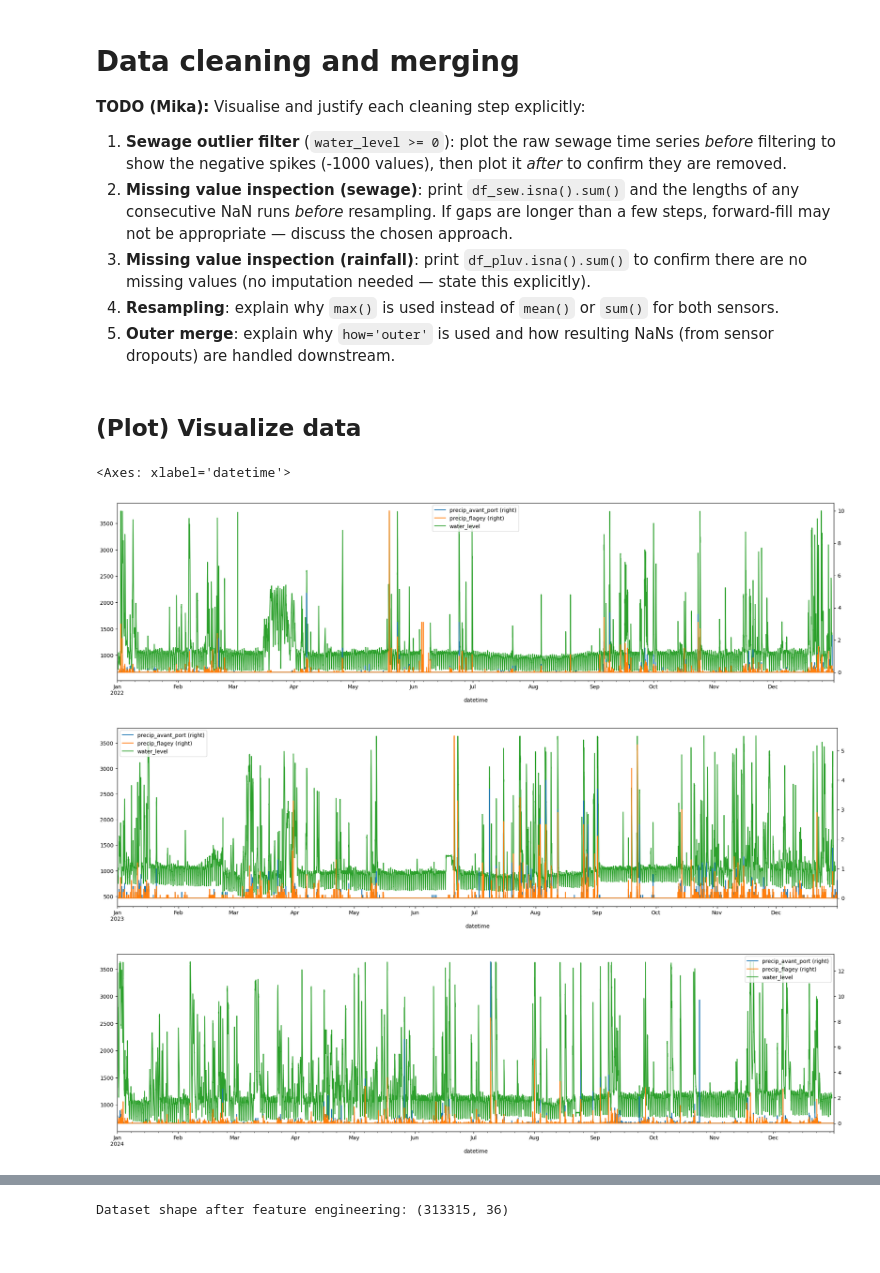
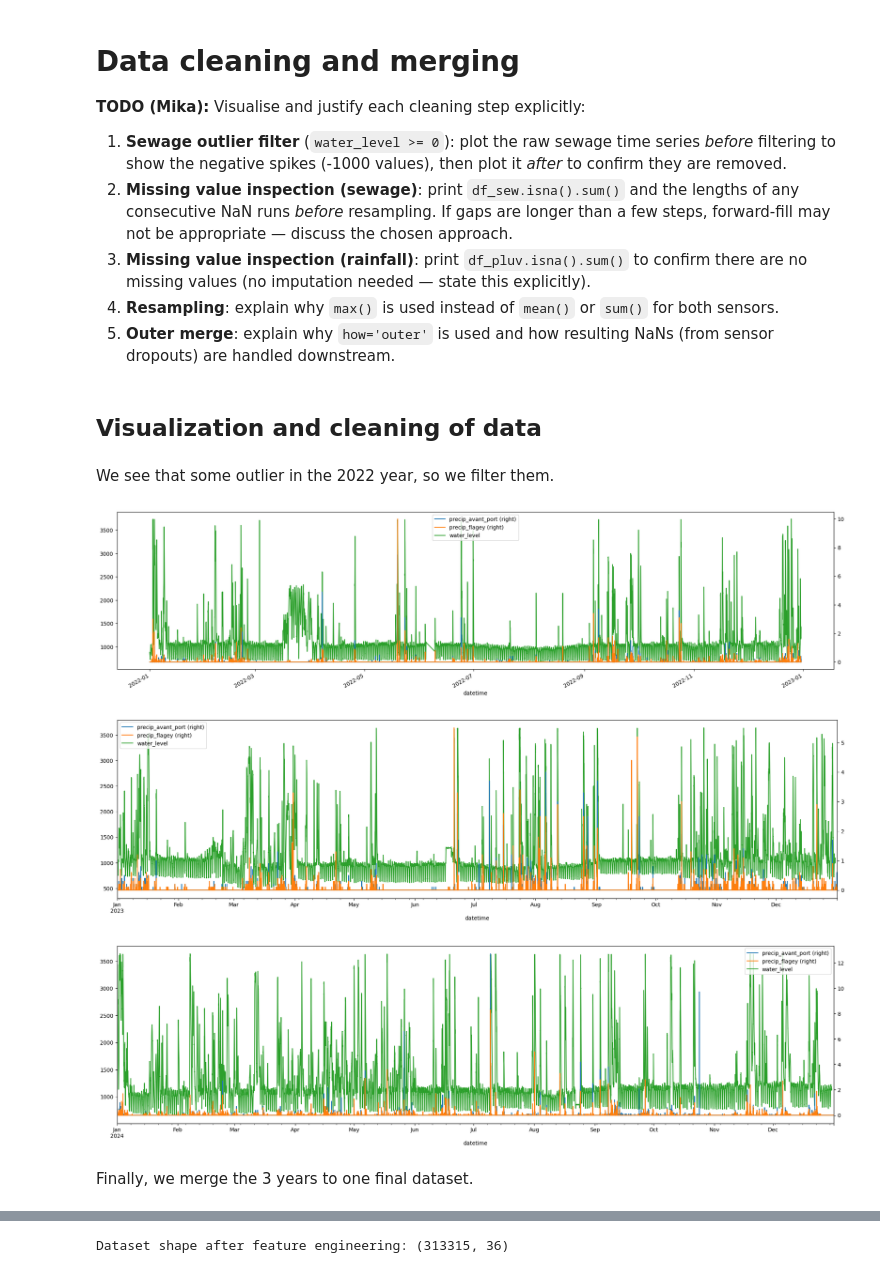
Before and after one commit to miirage-exe/overflow-prediction, a Jupyter notebook: project.ipynb, the cells around one changed output, grey strips where cells are left out. Cells and saved outputs as stored; diff of their text form; code cells hidden in the pictures.

Commit message:
Add visualization and remove ai-slop text

```diff
--- a/project.ipynb
+++ b/project.ipynb
@@ -89,13 +103,9 @@ def fetch_datasets(year):
 4. **Resampling**: explain why `max()` is used instead of `mean()` or `sum()` for both sensors.
 5. **Outer merge**: explain why `how='outer'` is used and how resulting NaNs (from sensor dropouts) are handled downstream.
 # %%
-def clean_and_merge_datasets(year, sample_rate='5min'):
+def merge_datasets(year, sample_rate='5min'):
 
     df_pluv, df_sew = fetch_datasets(year)
-
-    # Data cleaning
-    # After plotting raw data, we detected some outlier values (-1000 in water level) so we filter them.
-    df_sew = df_sew[df_sew['water_level'] >= 0]
 
     # Resampling to a strict 5-minute grid
     # Rainfall: taking the max() or sum() is safer than first() in case there are slight timestamp duplicates
@@ -115,20 +125,28 @@ def clean_and_merge_datasets(year, sample_rate='5min'):
 # For each year, merge pluviometer and sewage data
 time_sample = '5min'
 
-df_2022 = clean_and_merge_datasets(2022, time_sample)
-df_2023 = clean_and_merge_datasets(2023, time_sample)
-df_2024 = clean_and_merge_datasets(2024, time_sample)
-
-# Our final dataset, concatenation of each year.
-df = pd.concat([df_2022, df_2023, df_2024])
+df_2022 = merge_datasets(2022, time_sample)
+df_2023 = merge_datasets(2023, time_sample)
+df_2024 = merge_datasets(2024, time_sample)
 # %% [markdown]
-## (Plot) Visualize data
+## Visualization and cleaning of data
 # %%
-df_2022.plot(figsize=(24,6), secondary_y=['precip_avant_port', 'precip_flagey'])
-df_2023.plot(figsize=(24,6), secondary_y=['precip_avant_port', 'precip_flagey'])
-df_2024.plot(figsize=(24,6), secondary_y=['precip_avant_port', 'precip_flagey'])
+def plot_per_year():
+  df_2022.plot(figsize=(24,6), secondary_y=['precip_avant_port', 'precip_flagey'])
+  df_2023.plot(figsize=(24,6), secondary_y=['precip_avant_port', 'precip_flagey'])
+  df_2024.plot(figsize=(24,6), secondary_y=['precip_avant_port', 'precip_flagey'])
+
+plot_per_year()
-# %% [output]
-<Axes: xlabel='datetime'>
-[figure, removed]
-[figure, removed]
-[figure, removed]
+# %% [markdown]
+We see that some outlier in the 2022 year, so we filter them.
+# %%
+df_2022 = df_2022[df_2022['water_level'] >= 0]
+
+# Check that the outliers have been successfully removed
+plot_per_year()
+# %% [output]
+[figure, added]
+[figure, added]
+[figure, added]
+# %% [markdown]
+Finally, we merge the 3 years to one final dataset.
```
Also changed, not shown: parts of 15 cells of this notebook.
